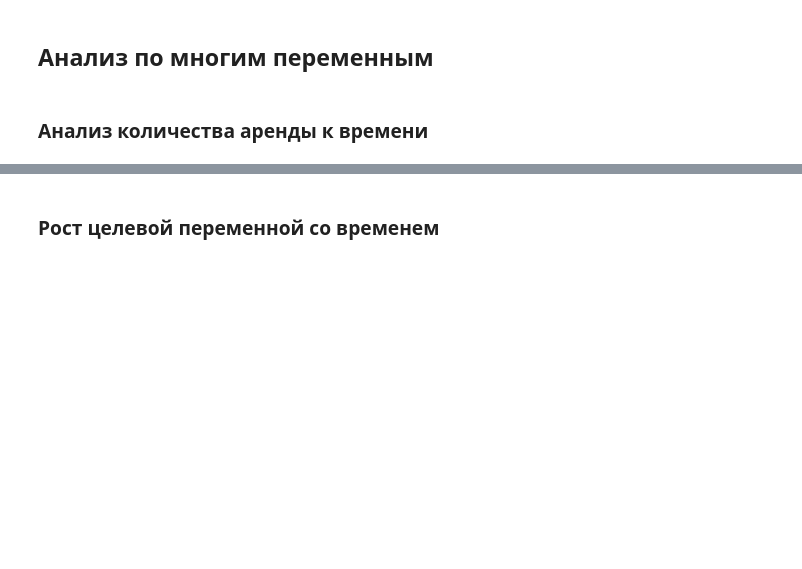
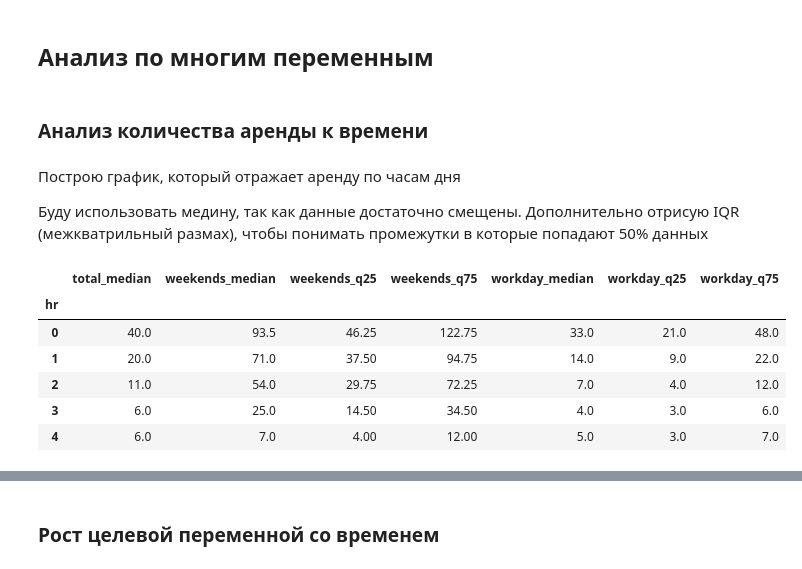
Before and after one commit to Kanogame/bikeshare, a Jupyter notebook: notebooks/01_eda.ipynb, the cells around one changed output, grey strips where cells are left out. Cells and saved outputs as stored; diff of their text form; code cells hidden in the pictures; blank space fills up the shorter version.

```diff
--- a/notebooks/01_eda.ipynb
+++ b/notebooks/01_eda.ipynb
@@ -153,20 +161,32 @@ fig.set_size_inches(14, 14)
 ## Анализ по многим переменным
 # %% [markdown]
 ### Анализ количества аренды к времени
+# %% [markdown]
+Построю график, который отражает аренду по часам дня
+
+Буду использовать медину, так как данные достаточно смещены. Дополнительно отрисую IQR (межкватрильный размах), чтобы понимать промежутки в которые попадают 50% данных
 # %%
 def quantile(x: pd.Series, workday: int, q: float) -> float:
     return x[raw_bikes.loc[x.index, "workingday"] == workday].quantile(q)
 
+
 bikes_cnt_by_hr = raw_bikes.groupby("hr").agg(
-    total_mean=("cnt", "mean"),
+    total_median=("cnt", lambda x: x.quantile(0.5)),
     weekends_median=("cnt", lambda x: quantile(x, 0, 0.5)),
     weekends_q25=("cnt", lambda x: quantile(x, 0, 0.25)),
     weekends_q75=("cnt", lambda x: quantile(x, 0, 0.75)),
-
     workday_median=("cnt", lambda x: quantile(x, 1, 0.5)),
     workday_q25=("cnt", lambda x: quantile(x, 1, 0.25)),
     workday_q75=("cnt", lambda x: quantile(x, 1, 0.75)),
 )
 
 bikes_cnt_by_hr.head()
+# %% [output]
+|  | total_median | weekends_median | weekends_q25 | weekends_q75 | workday_median | workday_q25 | workday_q75 |
+| hr |  |  |  |  |  |  |  |
+| 0 | 40.0 | 93.5 | 46.25 | 122.75 | 33.0 | 21.0 | 48.0 |
+| 1 | 20.0 | 71.0 | 37.50 | 94.75 | 14.0 | 9.0 | 22.0 |
+| 2 | 11.0 | 54.0 | 29.75 | 72.25 | 7.0 | 4.0 | 12.0 |
+| 3 | 6.0 | 25.0 | 14.50 | 34.50 | 4.0 | 3.0 | 6.0 |
+| 4 | 6.0 | 7.0 | 4.00 | 12.00 | 5.0 | 3.0 | 7.0 |
 # %%
```
Also changed, not shown: parts of 30 cells of this notebook, 7 other files.
